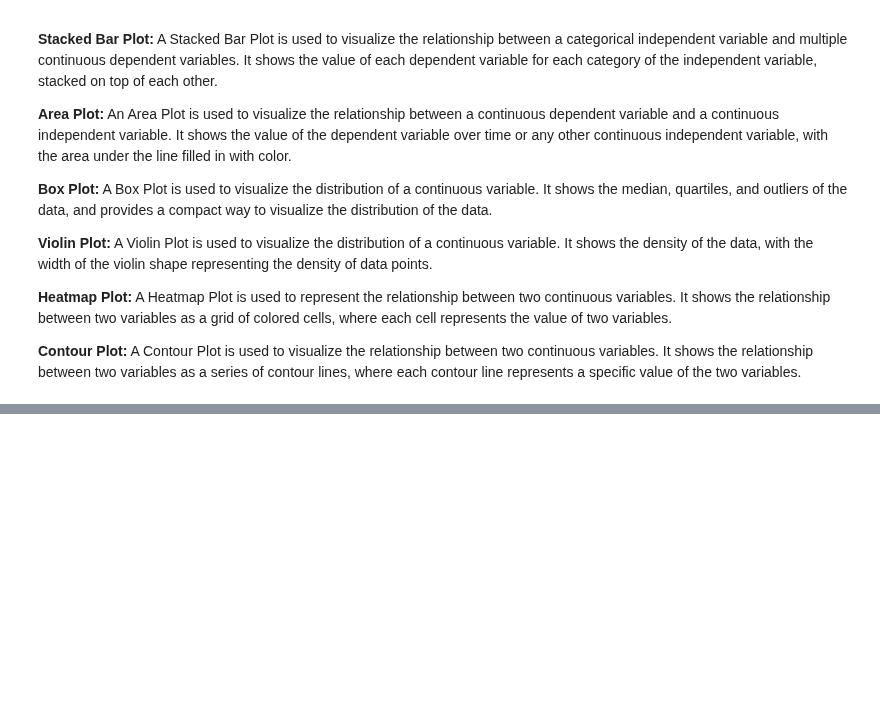
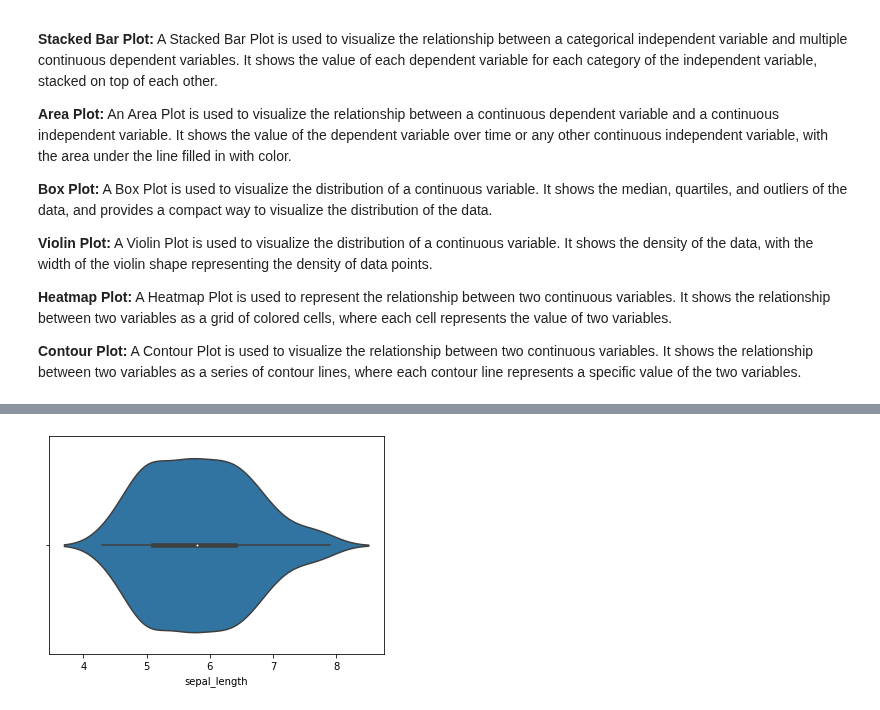
Before and after one commit to Deepsphere-AI/BCA, a Jupyter notebook: SEM-2/Data Science/Programs/Program_14_DataVisualizationGraphs.ipynb, the cells around one changed output, grey strips where cells are left out. Drawn from its saved outputs; the diff is of its cells as text; code cells hidden in the pictures; blank space fills up the shorter version.

```diff
--- a/SEM-2/Data Science/Programs/Program_14_DataVisualizationGraphs.ipynb
+++ b/SEM-2/Data Science/Programs/Program_14_DataVisualizationGraphs.ipynb
@@ -48,0 +77,6 @@ import matplotlib.pyplot as plt
+# %%
+#Violin plot
+sns.violinplot(vAR_df['sepal_length'])
+plt.show()
+# %% [output]
+[figure, added]
```
Also changed, not shown: parts of 11 cells of this notebook.
